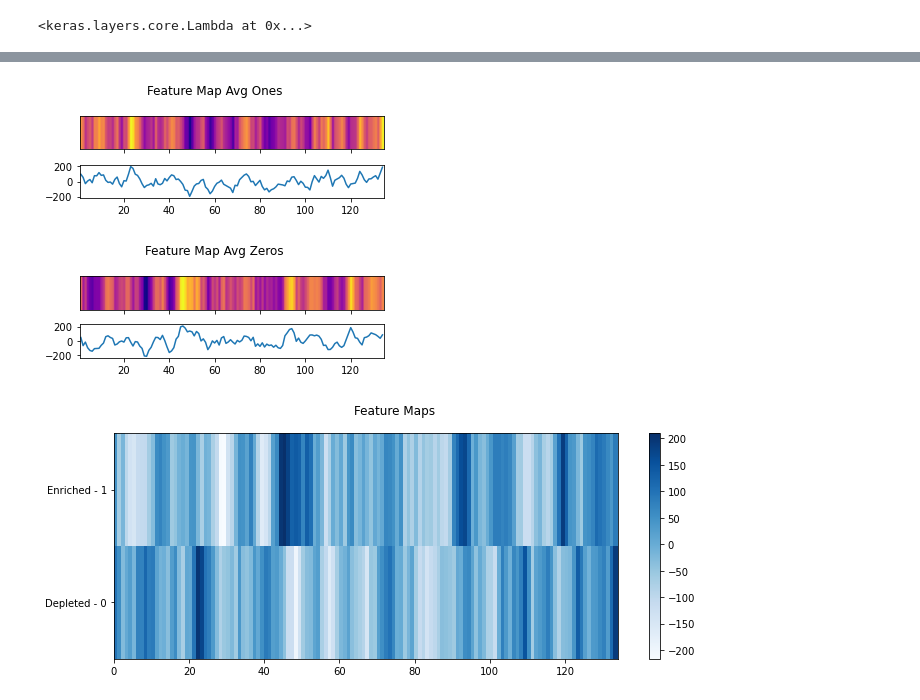
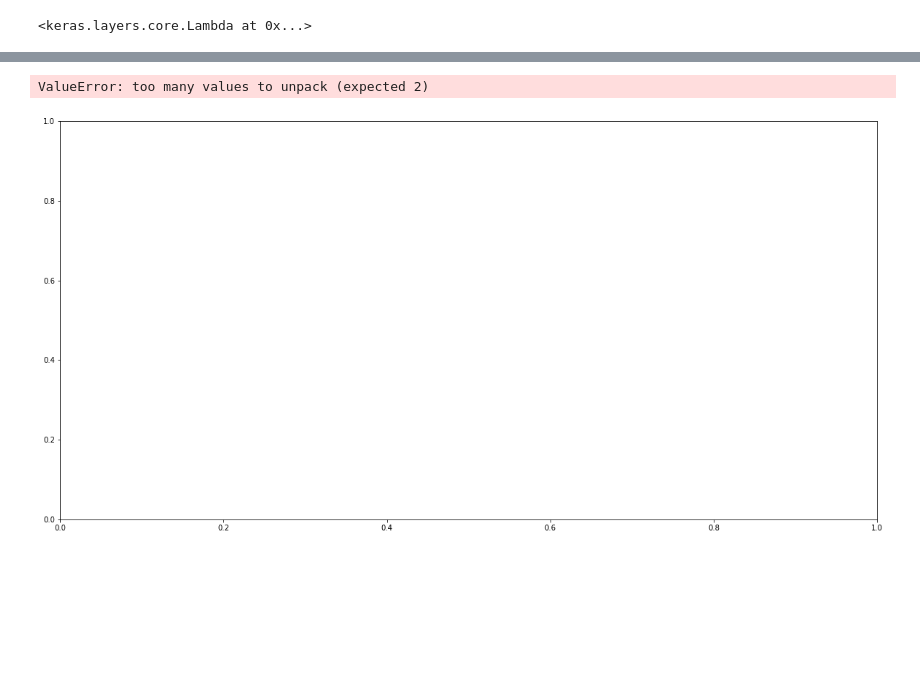
Before and after one commit to beckii0930/nucleosome_occupancy, a Jupyter notebook: tbinet_stuff/analyze_layer.ipynb, the cells around one changed output, grey strips where cells are left out. Drawn from its saved outputs; the diff is of its cells as text; code cells hidden in the pictures; blank space fills up the shorter version.

```diff
--- a/tbinet_stuff/analyze_layer.ipynb
+++ b/tbinet_stuff/analyze_layer.ipynb
@@ -178,6 +202,24 @@ def plot_feature_map(y, plt_title):
     fig.suptitle(plt_title)
     plt.tight_layout()
     plt.show()
+# %%
+def plot_all_feature_maps(data, plt_title):
+    plt.rcParams["figure.figsize"] = 20,10
+    x = range(1,135)
+    fig, axis = plt.subplots()
+
+    extent = [x[0]-(x[1]-x[0])/2., x[-1]+(x[1]-x[0])/2.,0,1]
+    heatmap = axis.pcolor(data, cmap="plasma")
+    axis.set_yticks(np.arange(data.shape[0])+0.5, minor=False)
+#     axis.set_xticks(np.arange(data.shape[1])+0.5, 5)
+
+    row_labels = list(range(1,data.shape[0]+1))
+    axis.set_yticklabels(row_labels)
+#     axis.set_xticklabels(x, 5)
+    fig.suptitle(plt_title)
+    plt.colorbar(heatmap)
+    plt.tight_layout()
+    plt.show()
 # %%
 def plot_both_feature_maps(y0, y1, plt_title):
     plt.rcParams["figure.figsize"] = 10,4
@@ -201,22 +302,41 @@ def plot_both_feature_maps(y0, y1, plt_title):
 # %%
+# 134 channels,
+
 for layer_name, feature_map in zip(layer_names, feature_maps):
 
-    if layer_name == 'attention2':
-#         print(feature_map)
-        feature_map -= feature_map.mean()
-        feature_map /= feature_map.std ()
-#         print(f'layer_name: {layer_name}')
-#         print(f'feature_map.shape: {feature_map.shape}')
+    if layer_name == 'multiply':
+        k = feature_map.shape[-1]
         feature_map_ones = feature_map[ones]
         feature_map_zeros = feature_map[zeros]
-#         print(f'feature_map_ones.shape: {feature_map_ones.shape}')
-#         print(f'feature_map_zeros.shape: {feature_map_zeros.shape}')
-        feature_map_avg_ones = feature_map_ones.sum(axis=0)
-        feature_map_avg_zeros = feature_map_zeros.sum(axis=0)
-        plot_feature_map(feature_map_avg_ones, "Feature Map Avg Ones")
-        plot_feature_map(feature_map_avg_zeros, "Feature Map Avg Zeros")
-        plot_both_feature_maps(feature_map_avg_ones, feature_map_avg_zeros,"Feature Maps")
+
+#         plt.rcParams["figure.figsize"] = 20,20
+        data = []
+        for i in range(k):
+            feature_img_zeros = feature_map_zeros[:, :, i]
+            feature_img_zeros -= feature_img_zeros.mean()
+            feature_img_zeros /= feature_img_zeros.std()
+            size=feature_img_zeros.shape[1]
+            for fmap in feature_img_zeros:
+                feature_map_curr_zeros = fmap
+#             feature_map_avg_zeros = feature_img_zeros.sum(axis=0)
+                if len(data) == 0:
+                    data = [feature_map_avg_zeros]
+                else:
+                    data = np.concatenate((data, [feature_map_avg_zeros]))
+        plot_all_feature_maps(data, "feature_map_avg_zeros")
+#         for i in range(k):
+#             feature_img_ones = feature_map_ones[:, :, i]
+#             feature_img_ones -= feature_img_ones.mean()
+#             feature_img_ones /= feature_img_ones.std()
+#             size=feature_img_ones.shape[1]
+#             for fmap in feature_img_zeros:
+#                 feature_map_avg_ones = fmap
+# #                 feature_map_avg_ones = feature_img_ones.sum(axis=0)
+#                 if len(data) == 0:
+#                     data = [feature_map_avg_ones]
+#                 else:
+#                     data = np.concatenate((data, [feature_map_avg_ones]))
+        plot_all_feature_maps(data, "feature_map_avg_ones")
 # %% [output]
+ValueError: too many values to unpack (expected 2)
-[figure, old version]
+[figure, new version]
-[figure, removed]
-[figure, removed]
```
Also changed, not shown: parts of 17 cells of this notebook, 10 other files.
